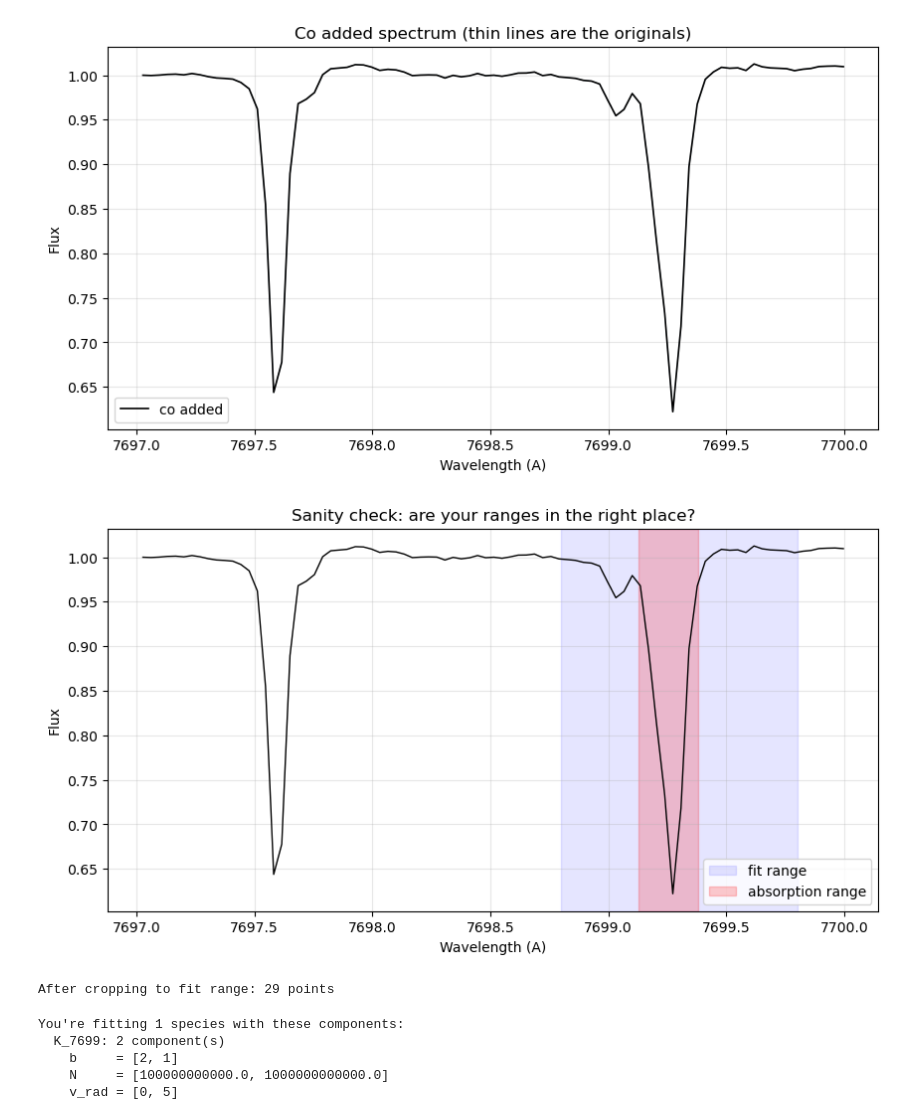
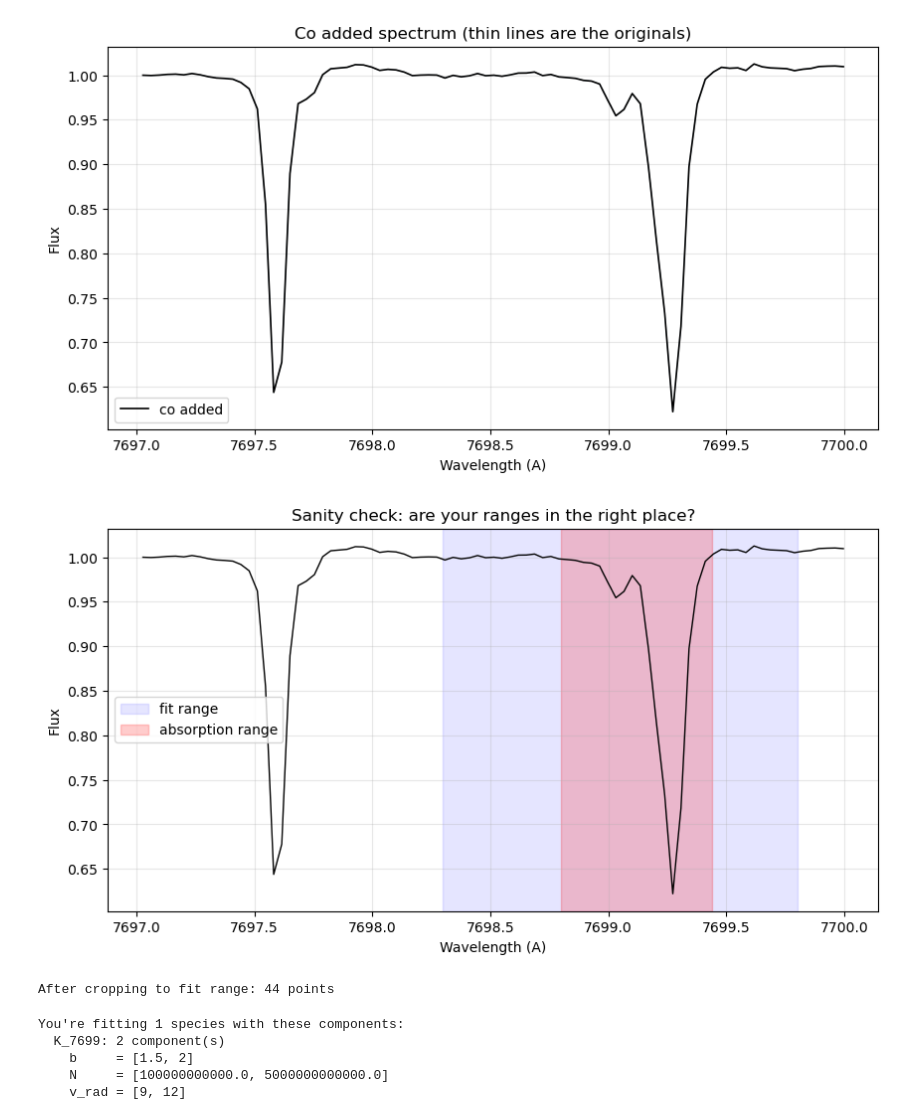
Before and after one commit to jancami/edibles, a Jupyter notebook: edibles/projects/GUI/KI_fits_self/HD 22951.ipynb, the cells around one changed output. Saved outputs shown, nothing was run; the diff lists cells and outputs as text; code cells hidden in the pictures.

```diff
--- a/edibles/projects/GUI/KI_fits_self/HD 22951.ipynb
+++ b/edibles/projects/GUI/KI_fits_self/HD 22951.ipynb
@@ -130,35 +130,35 @@ Co added spectrum: 87 points
 Estimated noise of the co added flux: 0.002
 [figure]
 # %%
-fit_range = (7698.8, 7699.8)
-absorption_range = (7699.13, 7699.38)
+fit_range = (7698.3, 7699.8)
+absorption_range = (7698.8, 7699.44)
 
 plt.figure()
 plt.plot(wave_coadd, flux_coadd, color='black', lw=1)
 plt.axvspan(*fit_range, color='blue', alpha=0.1, label='fit range')
 plt.axvspan(*absorption_range, color='red', alpha=0.2, label='absorption range')
 plt.xlabel('Wavelength (A)')
 plt.ylabel('Flux')
 plt.title('Sanity check: are your ranges in the right place?')
 plt.legend()
 plt.show()
 
 # Crop the data to the fit range so we hand only the relevant chunk to the fitter
 mask = (wave_coadd >= fit_range[0]) & (wave_coadd <= fit_range[1])
 wave_fit = wave_coadd[mask]
 flux_fit = flux_coadd[mask]
 print(f'After cropping to fit range: {len(wave_fit)} points')
 # %% [output]
-[figure, old version]
+[figure, new version]
-After cropping to fit range: 29 points
+After cropping to fit range: 44 points
 # %%
 molecules = ['K_7699'] #this should match with the first column of species.txt
 
 species_params = {
     0: {
-        'b':     [2, 1],
-        'N':     [1e11, 1e12],
-        'v_rad': [0, 5],
+        'b':     [1.5, 2],
+        'N':     [1e11, 5e12],
+        'v_rad': [9, 12],
     } #,   # uncomment if you have  second species
     # 1: {
     #     'b':     [2.0, 2.0],
@@ -179,9 +179,9 @@ for i, mol in enumerate(molecules):
 # %% [output]
 You're fitting 1 species with these components:
   K_7699: 2 component(s)
-    b     = [2, 1]
-    N     = [100000000000.0, 1000000000000.0]
-    v_rad = [0, 5]
+    b     = [1.5, 2]
+    N     = [100000000000.0, 5000000000000.0]
+    v_rad = [9, 12]
 # %%
 # Flavor A: auto, equidistant knots, just say how many
 n_knots = 10
```
Also changed, not shown: parts of 6 cells of this notebook, 54 other files.
